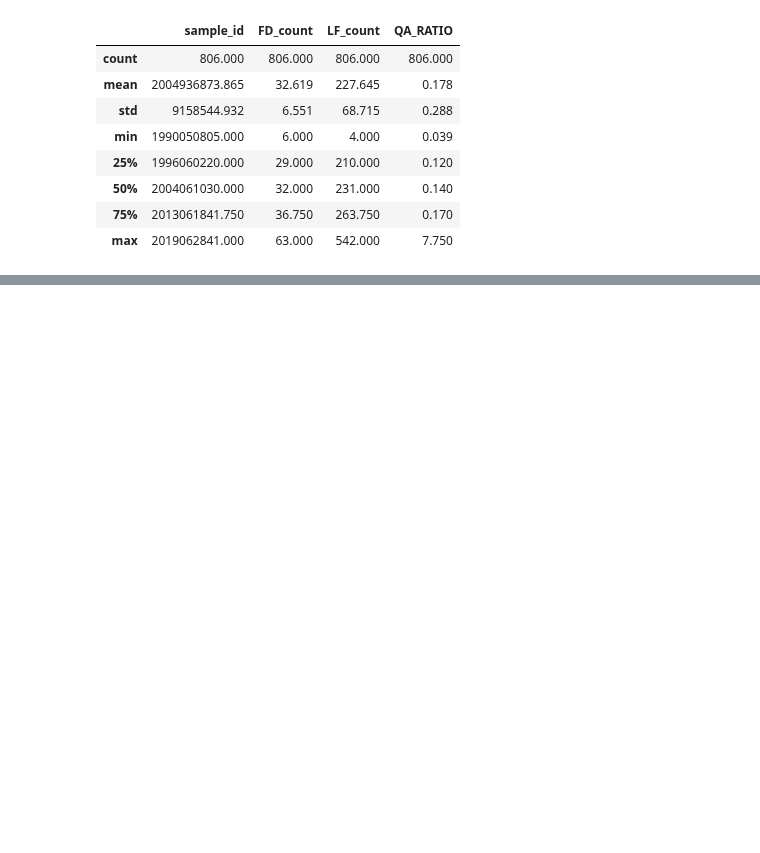
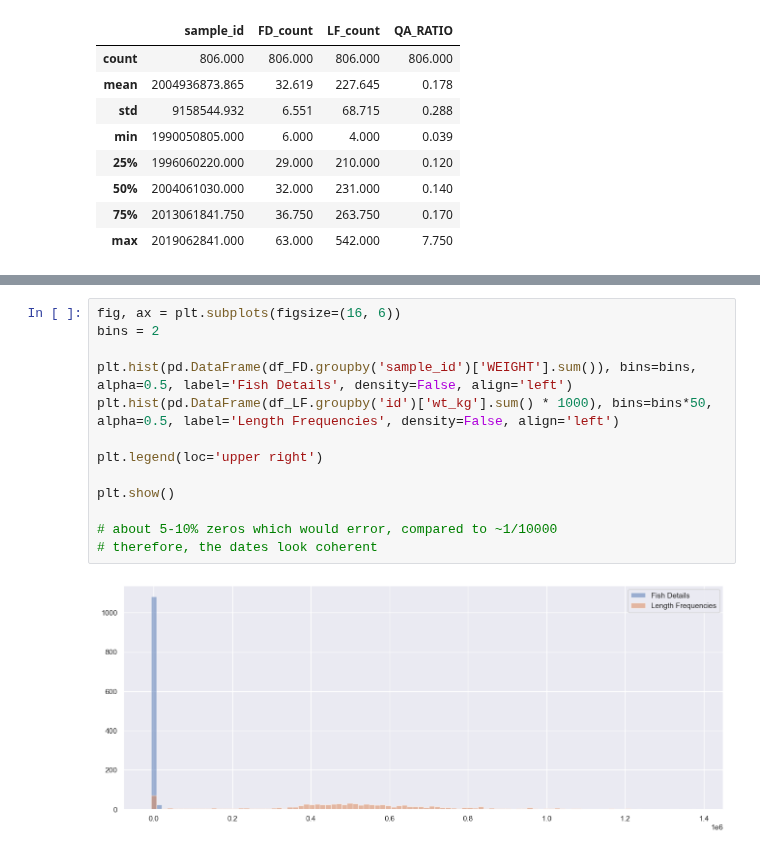
Before and after one commit to dfo-gulf-science/Gaspereau, a Jupyter notebook: 8. Data Wrangling - matching and creating tables.ipynb, the cells around one changed output, grey strips where cells are left out. Cells and saved outputs as stored; diff of their text form; blank space fills up the shorter version.

Commit message:
QA check complete, dates look coherent

```diff
--- a/8. Data Wrangling - matching and creating tables.ipynb
+++ b/8. Data Wrangling - matching and creating tables.ipynb
@@ -605,0 +629,15 @@ display(df_FD[df_FD.DATETIME == '2007-06-02'])
+# %%
+fig, ax = plt.subplots(figsize=(16, 6))
+bins = 2
+
+plt.hist(pd.DataFrame(df_FD.groupby('sample_id')['WEIGHT'].sum()), bins=bins, alpha=0.5, label='Fish Details', density=False, align='left')
+plt.hist(pd.DataFrame(df_LF.groupby('id')['wt_kg'].sum() * 1000), bins=bins*50, alpha=0.5, label='Length Frequencies', density=False, align='left')
+
+plt.legend(loc='upper right')
+
+plt.show()
+
+# about 5-10% zeros which would error, compared to ~1/10000
+# therefore, the dates look coherent
+# %% [output]
+[figure, added]
```
Also changed, not shown: parts of 48 cells of this notebook.
